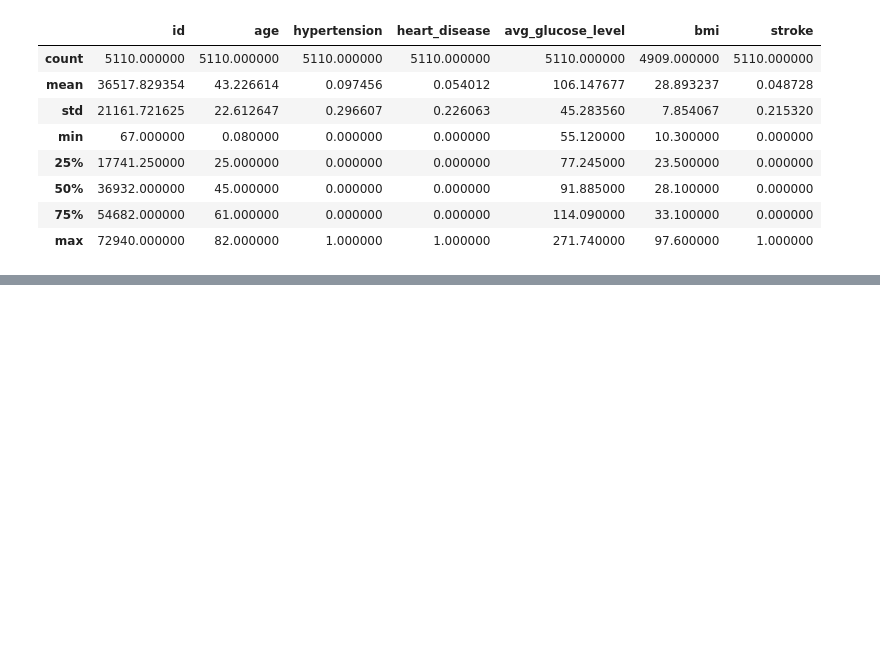
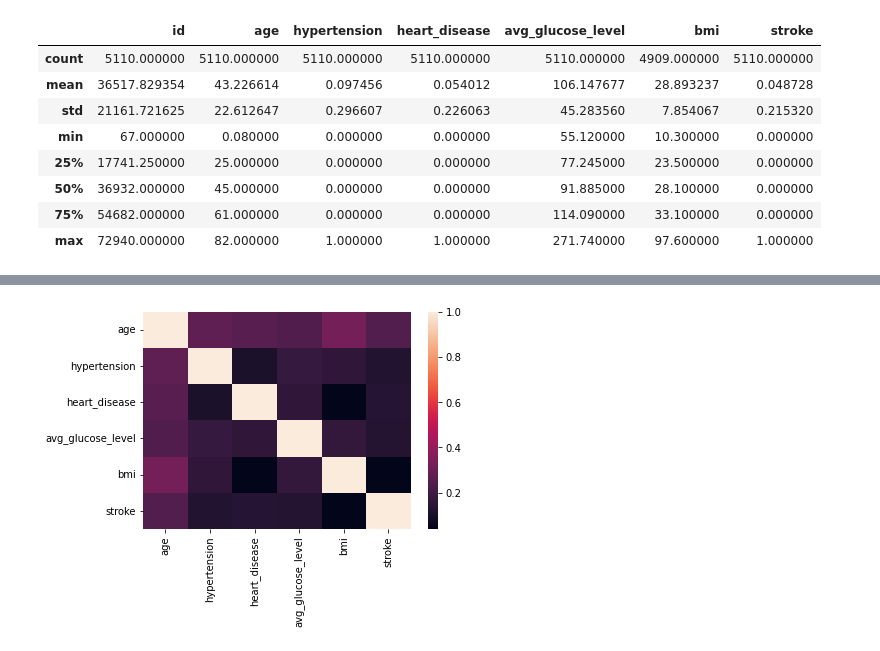
Before and after one commit to Requiem98/FDS-FinalProject, a Jupyter notebook: main.ipynb, the cells around one changed output, grey strips where cells are left out. Drawn from its saved outputs; the diff is of its cells as text; code cells hidden in the pictures; blank space fills up the shorter version.

```diff
--- a/main.ipynb
+++ b/main.ipynb
@@ -92,0 +124,4 @@ Name: smoking_status, Length: 5110, dtype: object
+# %%
+sns.heatmap(dataset[dataset.columns[1:]].corr());
+# %% [output]
+[figure, added]
```
Also changed, not shown: parts of 11 cells of this notebook, 1 other file.
